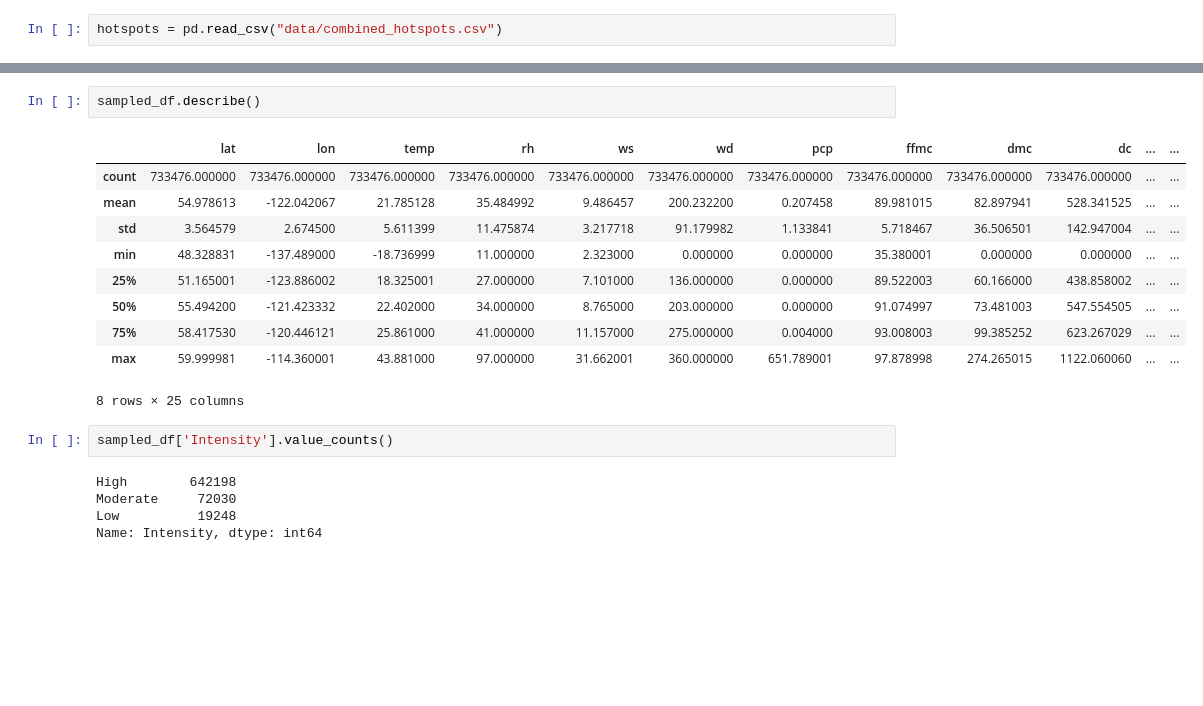
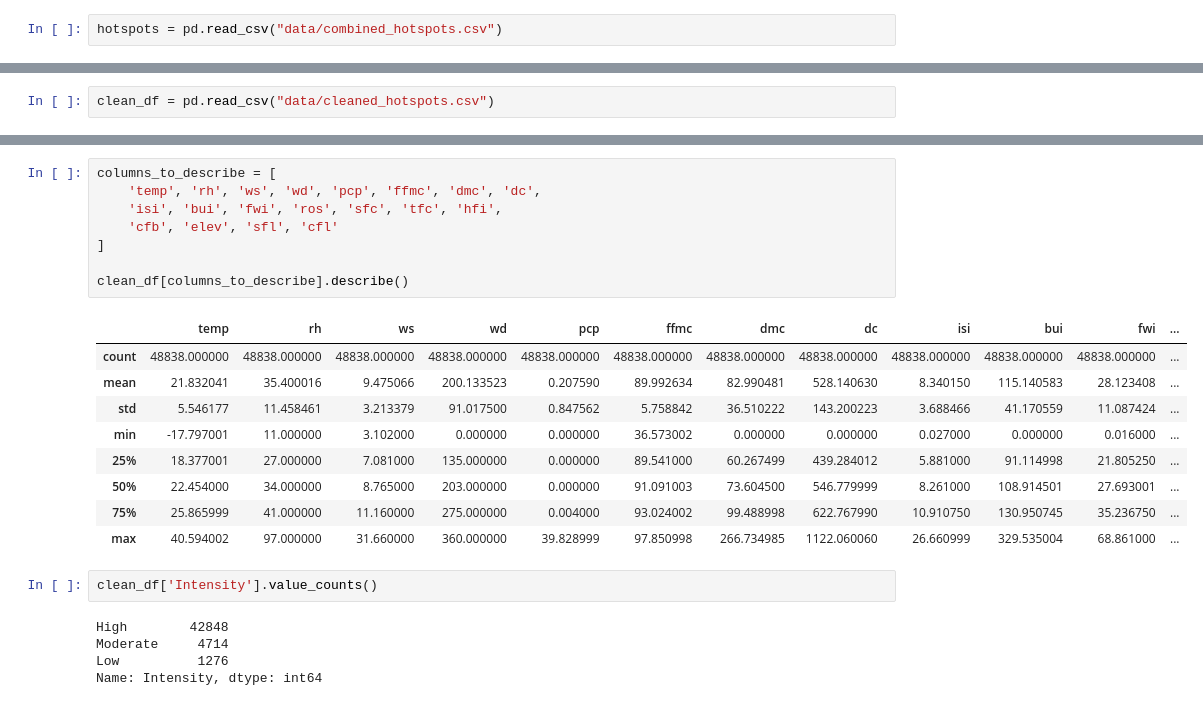
Before and after one commit to carrie-lyle/cpsc-4820-project, a Jupyter notebook: main.ipynb, the cells around one changed output, grey strips where cells are left out. Drawn from its saved outputs; the diff is of its cells as text; blank space fills up the shorter version.

```diff
--- a/main.ipynb
+++ b/main.ipynb
@@ -219,0 +237,2 @@ hotspots.to_csv('data/sampled_hotspots.csv', index=False)
+# %%
+clean_df = pd.read_csv("data/cleaned_hotspots.csv")
@@ -239,21 +280,26 @@ Intensity            object
 dtype: object
-# %%
-sampled_df.describe()
-# %% [output]
-|  | lat | lon | temp | rh | ws | wd | pcp | ffmc | dmc | dc | ... | ... |
-| count | 733476.000000 | 733476.000000 | 733476.000000 | 733476.000000 | 733476.000000 | 733476.000000 | 733476.000000 | 733476.000000 | 733476.000000 | 733476.000000 | ... | ... |
-| mean | 54.978613 | -122.042067 | 21.785128 | 35.484992 | 9.486457 | 200.232200 | 0.207458 | 89.981015 | 82.897941 | 528.341525 | ... | ... |
-| std | 3.564579 | 2.674500 | 5.611399 | 11.475874 | 3.217718 | 91.179982 | 1.133841 | 5.718467 | 36.506501 | 142.947004 | ... | ... |
-| min | 48.328831 | -137.489000 | -18.736999 | 11.000000 | 2.323000 | 0.000000 | 0.000000 | 35.380001 | 0.000000 | 0.000000 | ... | ... |
-| 25% | 51.165001 | -123.886002 | 18.325001 | 27.000000 | 7.101000 | 136.000000 | 0.000000 | 89.522003 | 60.166000 | 438.858002 | ... | ... |
-| 50% | 55.494200 | -121.423332 | 22.402000 | 34.000000 | 8.765000 | 203.000000 | 0.000000 | 91.074997 | 73.481003 | 547.554505 | ... | ... |
-| 75% | 58.417530 | -120.446121 | 25.861000 | 41.000000 | 11.157000 | 275.000000 | 0.004000 | 93.008003 | 99.385252 | 623.267029 | ... | ... |
-| max | 59.999981 | -114.360001 | 43.881000 | 97.000000 | 31.662001 | 360.000000 | 651.789001 | 97.878998 | 274.265015 | 1122.060060 | ... | ... |
-8 rows × 25 columns
+# %%
+columns_to_describe = [
+    'temp', 'rh', 'ws', 'wd', 'pcp', 'ffmc', 'dmc', 'dc',
+    'isi', 'bui', 'fwi', 'ros', 'sfc', 'tfc', 'hfi',
+    'cfb', 'elev', 'sfl', 'cfl'
+]
+
+clean_df[columns_to_describe].describe()
+# %% [output]
+|  | temp | rh | ws | wd | pcp | ffmc | dmc | dc | isi | bui | fwi | ... |
+| count | 48838.000000 | 48838.000000 | 48838.000000 | 48838.000000 | 48838.000000 | 48838.000000 | 48838.000000 | 48838.000000 | 48838.000000 | 48838.000000 | 48838.000000 | ... |
+| mean | 21.832041 | 35.400016 | 9.475066 | 200.133523 | 0.207590 | 89.992634 | 82.990481 | 528.140630 | 8.340150 | 115.140583 | 28.123408 | ... |
+| std | 5.546177 | 11.458461 | 3.213379 | 91.017500 | 0.847562 | 5.758842 | 36.510222 | 143.200223 | 3.688466 | 41.170559 | 11.087424 | ... |
+| min | -17.797001 | 11.000000 | 3.102000 | 0.000000 | 0.000000 | 36.573002 | 0.000000 | 0.000000 | 0.027000 | 0.000000 | 0.016000 | ... |
+| 25% | 18.377001 | 27.000000 | 7.081000 | 135.000000 | 0.000000 | 89.541000 | 60.267499 | 439.284012 | 5.881000 | 91.114998 | 21.805250 | ... |
+| 50% | 22.454000 | 34.000000 | 8.765000 | 203.000000 | 0.000000 | 91.091003 | 73.604500 | 546.779999 | 8.261000 | 108.914501 | 27.693001 | ... |
+| 75% | 25.865999 | 41.000000 | 11.160000 | 275.000000 | 0.004000 | 93.024002 | 99.488998 | 622.767990 | 10.910750 | 130.950745 | 35.236750 | ... |
+| max | 40.594002 | 97.000000 | 31.660000 | 360.000000 | 39.828999 | 97.850998 | 266.734985 | 1122.060060 | 26.660999 | 329.535004 | 68.861000 | ... |
 # %%
-sampled_df['Intensity'].value_counts()
+clean_df['Intensity'].value_counts()
 # %% [output]
-High        642198
-Moderate     72030
-Low          19248
+High        42848
+Moderate     4714
+Low          1276
 Name: Intensity, dtype: int64
```
Also changed, not shown: parts of 50 cells of this notebook, 1 other file.
